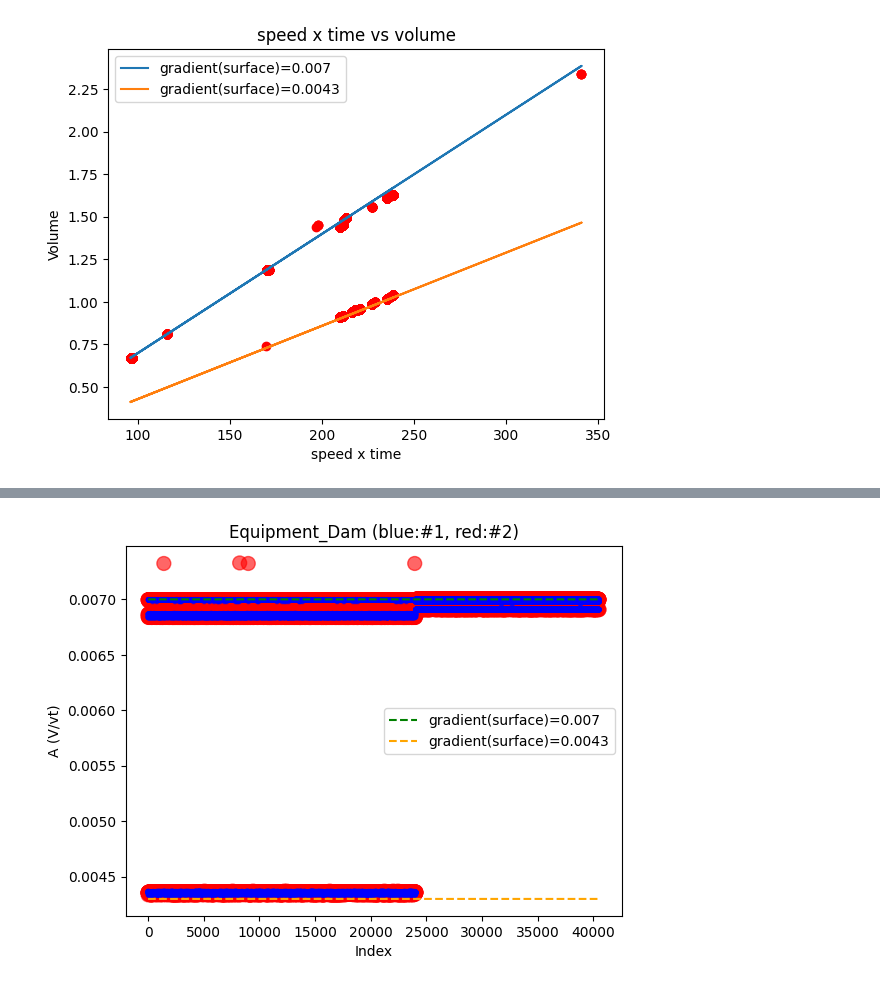
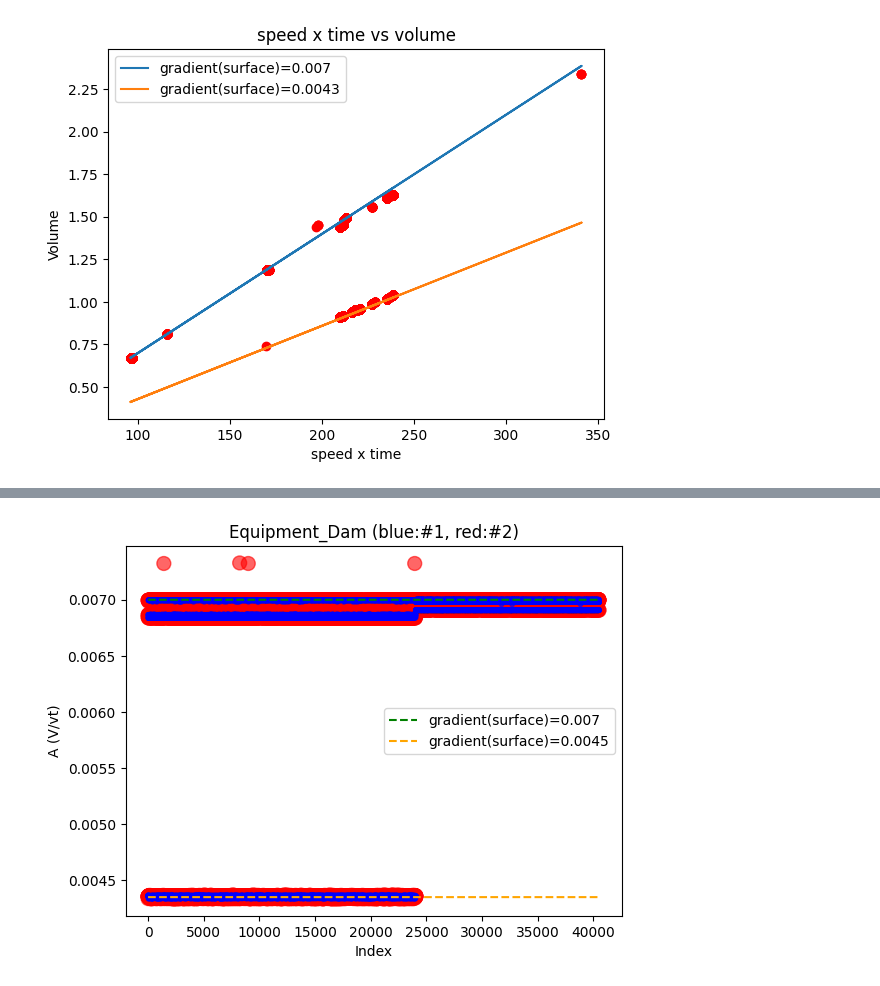
Before and after one commit to moool01/LGAIMERS5th, a Jupyter notebook: EDA.ipynb, the cells around one changed output, grey strips where cells are left out. Drawn from its saved outputs; the diff is of its cells as text; code cells hidden in the pictures.

Commit message:
x axis & speed-volume
추가설명

```diff
--- a/EDA.ipynb
+++ b/EDA.ipynb
@@ -129,0 +160,33 @@ plt.show()
+# %%
+
+# 색상 및 크기 맵핑 설정
+color_map = {'Normal': 'blue', 'AbNormal': 'red'}
+size_map = {'Normal': 10, 'AbNormal': 100}  # 'Normal'은 작은 점, 'AbNormal'은 큰 점
+
+# target 값을 색상과 크기로 매핑
+df['color'] = df['target'].map(color_map)
+df['size'] = df['target'].map(size_map)
+
+# 필요한 값 계산
+V = df["Dispense Volume(Stage1) Collect Result_Fill1"]
+v = df["DISCHARGED SPEED OF RESIN Collect Result_Fill1"]
+t = df["DISCHARGED TIME OF RESIN(Stage1) Collect Result_Fill1"]
+
+# y축 값 계산 (A = V / (v * t))
+df['A'] = V / (v * t)
+
+# 데이터프레임을 크기에 따라 정렬 (큰 점 먼저)
+df_sorted = df.sort_values(by='size', ascending=False)
+
+# 플로팅
+plt.title("Target (blue:Normal, red:Abnormal)")
+plt.scatter(df_sorted.index, df_sorted['A'], c=df_sorted['color'], s=df_sorted['size'], alpha=0.6)
+
+# 추가 라인 그리기 - 각 점에서의 일정한 y값을 생성하기 위해 x_index의 길이와 동일한 배열 생성
+plt.plot(df.index, [0.0896]*len(df), label="$A_1=0.0895$", linestyle='--', color='green')
+plt.plot(df.index, [0.08715]*len(df), label="$A_2=0.08715$", linestyle='--', color='orange')
+plt.plot(df.index, [0.08995]*len(df), label="$A_3=0.08995$", linestyle='--', color='black')
+plt.xlabel("Index")
+plt.ylabel("A (V/vt)")
+plt.legend(loc='best')
+plt.show()
@@ -130,35 +195,34 @@ plt.show()
 # %%
-
 # 색상 및 크기 맵핑 설정
 color_map = {'Dam dispenser #1': 'blue', 'Dam dispenser #2': 'red'}
 size_map = {'Dam dispenser #1': 10, 'Dam dispenser #2': 100}  # '#1'은 작은 점, '#2'은 큰 점
 
 # target 값을 색상과 크기로 매핑
 df['color'] = df['Equipment_Dam'].map(color_map)
 df['size'] = df['Equipment_Dam'].map(size_map)
 
 # 필요한 값 계산
 V = df["Dispense Volume(Stage1) Collect Result_Dam"]
 v = df["DISCHARGED SPEED OF RESIN Collect Result_Dam"]
 t = df["DISCHARGED TIME OF RESIN(Stage1) Collect Result_Dam"]
 
 # y축 값 계산 (A = V / (v * t))
 df['A'] = V / (v * t)
 
 # 데이터프레임을 크기에 따라 정렬 (큰 점 먼저)
 df_sorted = df.sort_values(by='size', ascending=False)
 
 # 플로팅
 plt.title("Equipment_Dam (blue:#1, red:#2)")
 plt.scatter(df_sorted.index, df_sorted['A'], c=df_sorted['color'], s=df_sorted['size'], alpha=0.6)
 
 # 추가 라인 그리기 - 각 점에서의 일정한 y값을 생성하기 위해 x_index의 길이와 동일한 배열 생성
 plt.plot(df.index, [0.007]*len(df), label="gradient(surface)=0.007", linestyle='--', color='green')
-plt.plot(df.index, [0.0043]*len(df), label="gradient(surface)=0.0043", linestyle='--', color='orange')
+plt.plot(df.index, [0.00435]*len(df), label="gradient(surface)=0.0045", linestyle='--', color='orange')
 
 plt.xlabel("Index")
 plt.ylabel("A (V/vt)")
 plt.legend(loc='best')
 plt.show()
 # %% [output]
-[figure, old version]
+[figure, new version]
```
Also changed, not shown: parts of 8 cells of this notebook.
